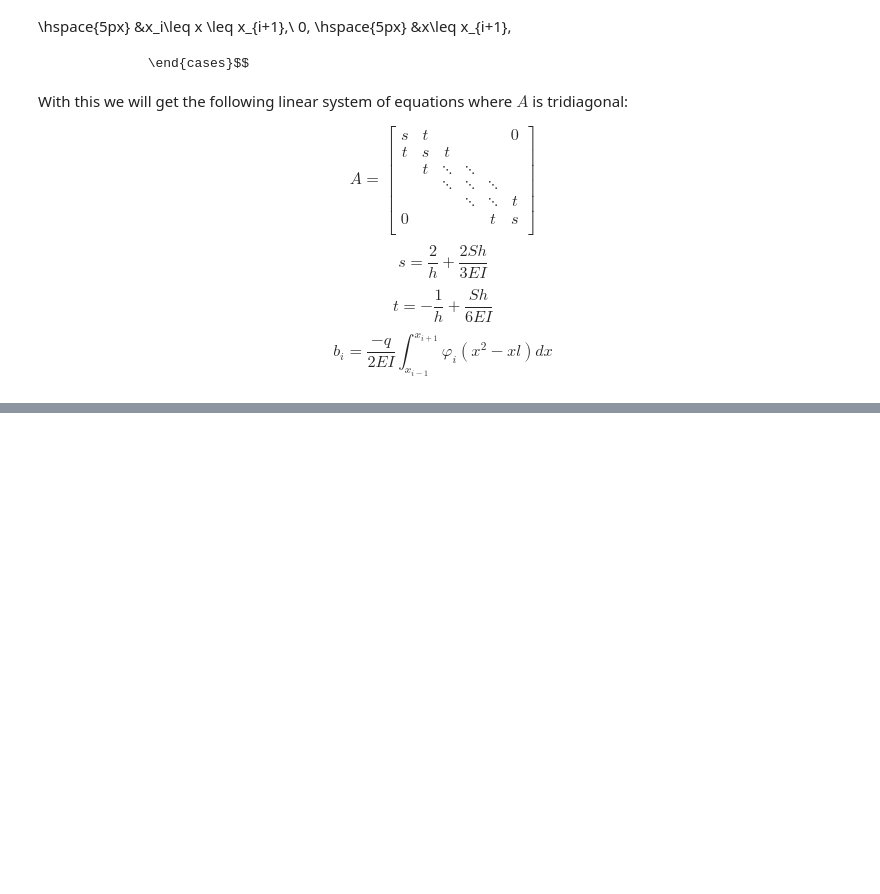
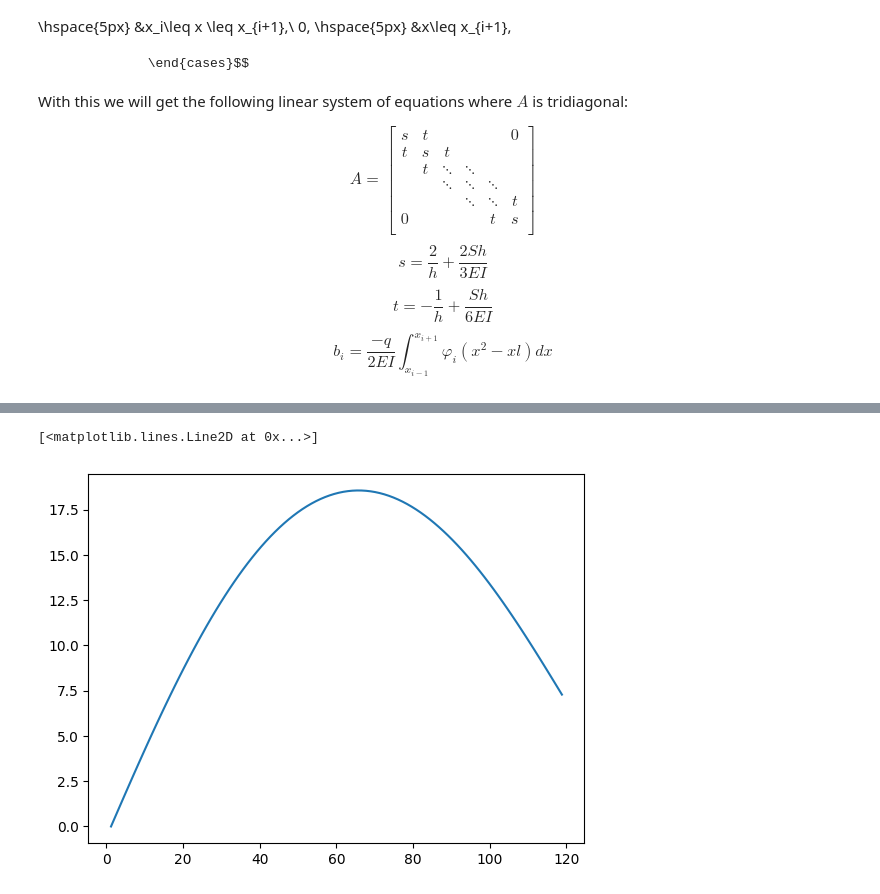
Before and after one commit to EstebanLeiva/NumericalAnalysis, a Jupyter notebook: FinalProject/differentialEquations.ipynb, the cells around one changed output, grey strips where cells are left out. Drawn from its saved outputs; the diff is of its cells as text; code cells hidden in the pictures; blank space fills up the shorter version.

```diff
--- a/FinalProject/differentialEquations.ipynb
+++ b/FinalProject/differentialEquations.ipynb
@@ -105,0 +178,6 @@ $$[1+(w_n')^2]^{-3/2}w_n'' = \frac{S}{EI}w + \frac{qx}{2EI}(x-l), \hspace{5px} 0
+# %%
+y = shooting_method_secant(derivative_secant, 0, h, n, 0)
+plt.plot(x[1:-1], y[:,0])
+# %% [output]
+[<matplotlib.lines.Line2D at 0x...>]
+[figure, added]
```
Also changed, not shown: parts of 8 cells of this notebook.
